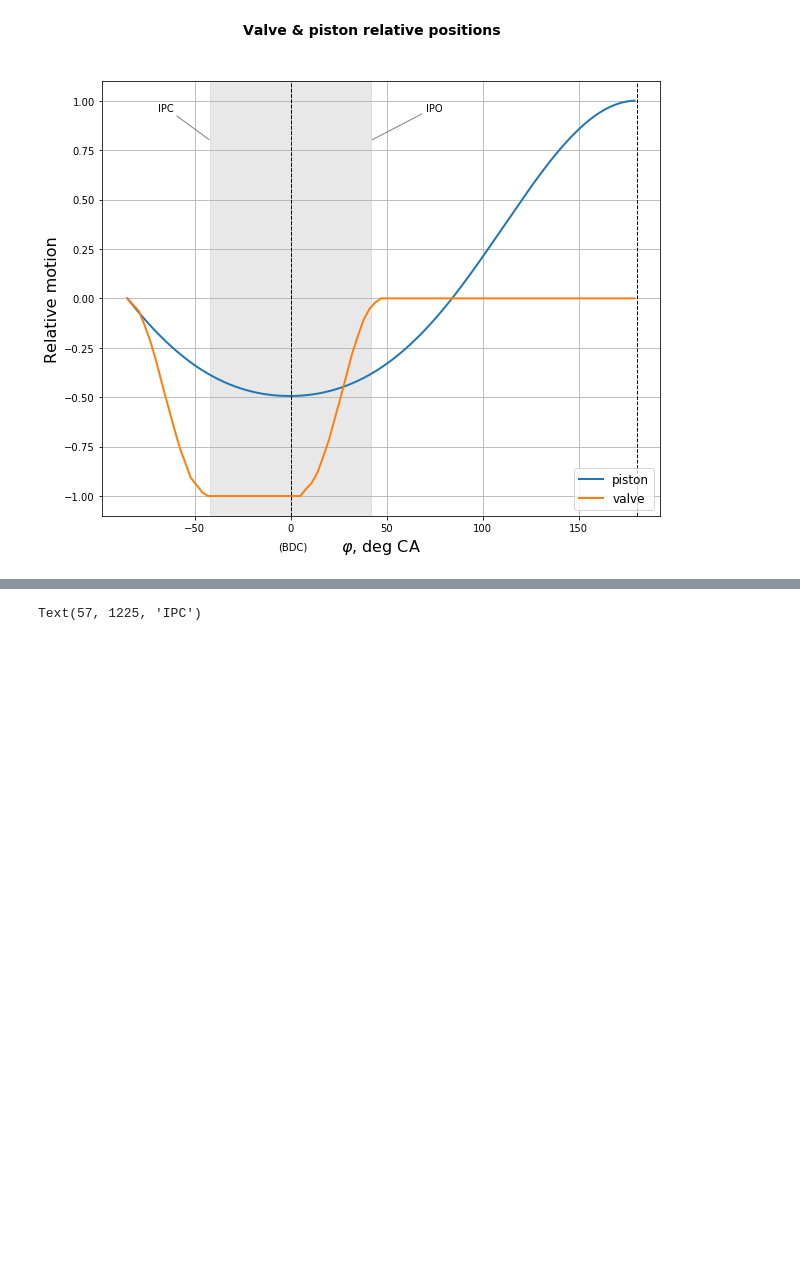
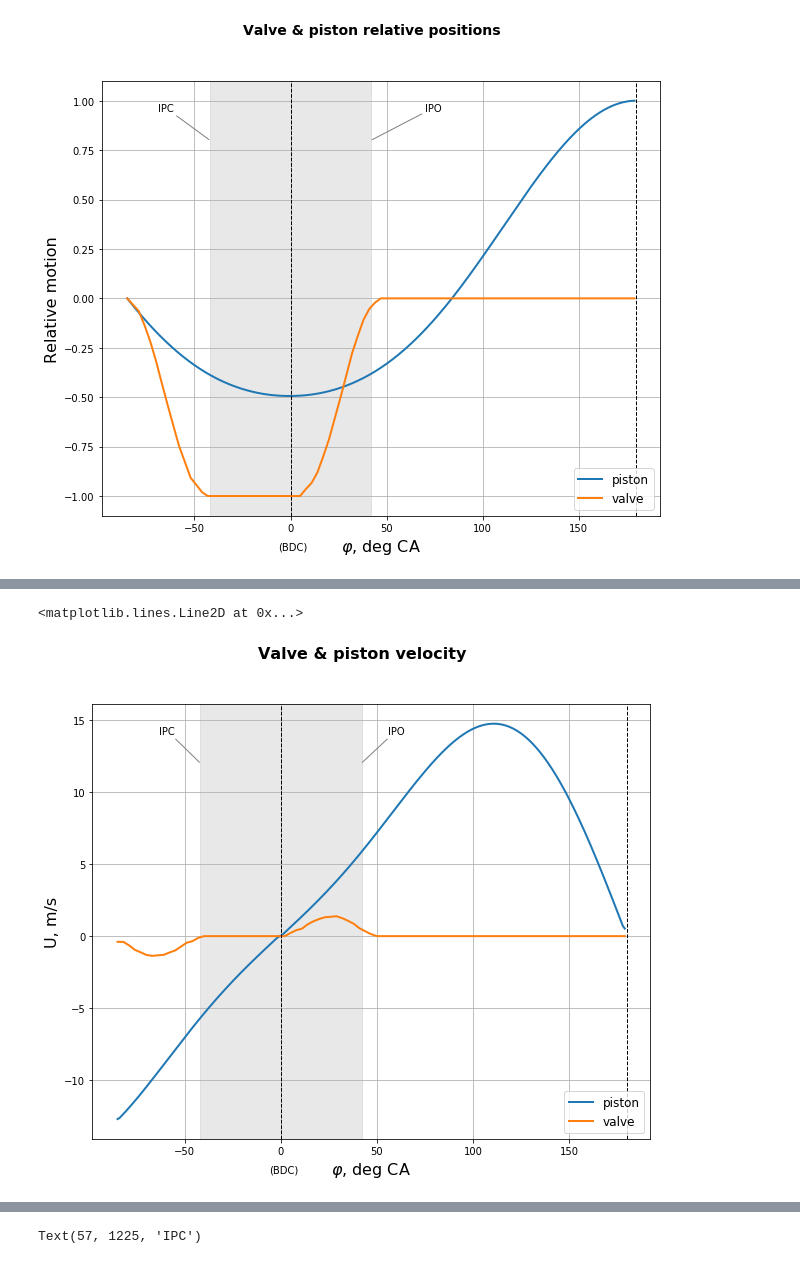
Before and after one commit to staneuski/dualFuelEngine, a Jupyter notebook: etc/FlowVision/MAN_BnW.ipynb, the cells around one changed output, grey strips where cells are left out. Saved outputs shown, nothing was run; the diff lists cells and outputs as text; code cells hidden in the pictures; blank space fills up the shorter version.

```diff
--- a/etc/FlowVision/MAN_BnW.ipynb
+++ b/etc/FlowVision/MAN_BnW.ipynb
@@ -141,7 +141,7 @@ Lv_exh    = gasMatrix[:,19]*1e-03 # m, valve position BDC
 # %%
 ''' Calculate data '''
 
-degDeltaT = 60/n/360
+degDeltaT = 1/6/n
 
 # Create arrays of the moving parts
 #~~~~~~~~~~~~~~~~~~~~~~~~~~~~~~~~~~
@@ -178,7 +178,6 @@ rhoU_injection = G_injection/injArea
 G_inlet = np.pad(
     G_inlet, (0, len(G_injection) - len(G_inlet)), 'constant'
 )
-
 rhoU_inlet = G_inlet/inletArea
 
 #- Outlet (get mass in the cylinder by integration mass flow rate)
@@ -653 +683,48 @@ plt.axvline(x = 180, color = 'black', linestyle = '--', linewidth = linewidthLig
+# %%
+''' Valve & piston velocity '''
+
+plt.figure(
+    figsize = (xFigSize, yFigSize)
+).suptitle(
+    'Valve & piston velocity', fontweight = 'bold', fontsize = titleFontSize
+)
+plt.plot(
+    range(-EVO, 180),
+    pistonU,
+    linewidth = linewidthHeavy,
+    label = 'piston'
+)
+plt.plot(
+    range(-EVO, 180, valveCoordFrequency),
+    valveU,
+    linewidth = linewidthHeavy,
+    label = 'valve'
+)
+plt.annotate(
+    '(BDC)', (1, 1),
+    xytext = (EVO/(EVO + 180)*1.15, -0.06), textcoords = 'axes fraction',
+    horizontalalignment = 'right', verticalalignment = 'top'
+)
+plt.annotate(
+    'IPC', xy = (-IPO, 12),  xycoords = 'data',
+    xytext = (0.12, 0.95), textcoords = 'axes fraction',
+    arrowprops = dict(arrowstyle = "-", color = "0.5", shrinkB = 1),
+    horizontalalignment = 'left', verticalalignment = 'top'
+)
+plt.annotate(
+    'IPO', xy =(IPO, 12), xycoords = 'data',
+    xytext = (0.53, 0.95), textcoords = 'axes fraction',
+    arrowprops = dict(arrowstyle = "-", color = "0.5", shrinkB = 1),
+    horizontalalignment = 'left', verticalalignment = 'top'
+)
+plt.grid( True );    plt.legend( loc = 'lower right', fontsize = legendFontSize )
+plt.xlabel( '$\\varphi$, deg CA', fontsize = labelFontSize )
+plt.ylabel( 'U, m/s', fontsize = labelFontSize )
+
+plt.axvspan(-IPC, IPO, alpha = 0.18, color = 'grey')
+plt.axvline(x = 0, color = 'black', linestyle = '--', linewidth = linewidthLight)
+plt.axvline(x = 180, color = 'black', linestyle = '--', linewidth = linewidthLight)
+# %% [output]
+<matplotlib.lines.Line2D at 0x...>
+[figure, added]
 # %% [markdown]
```
Also changed, not shown: parts of 23 cells of this notebook.
